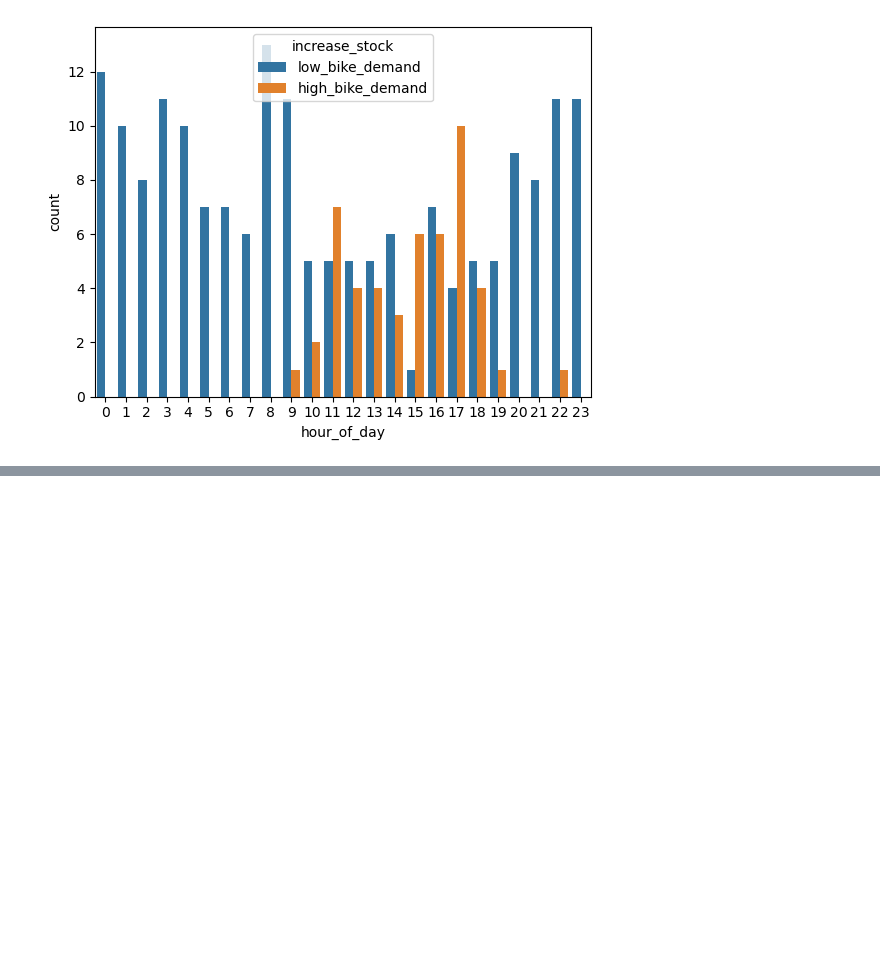
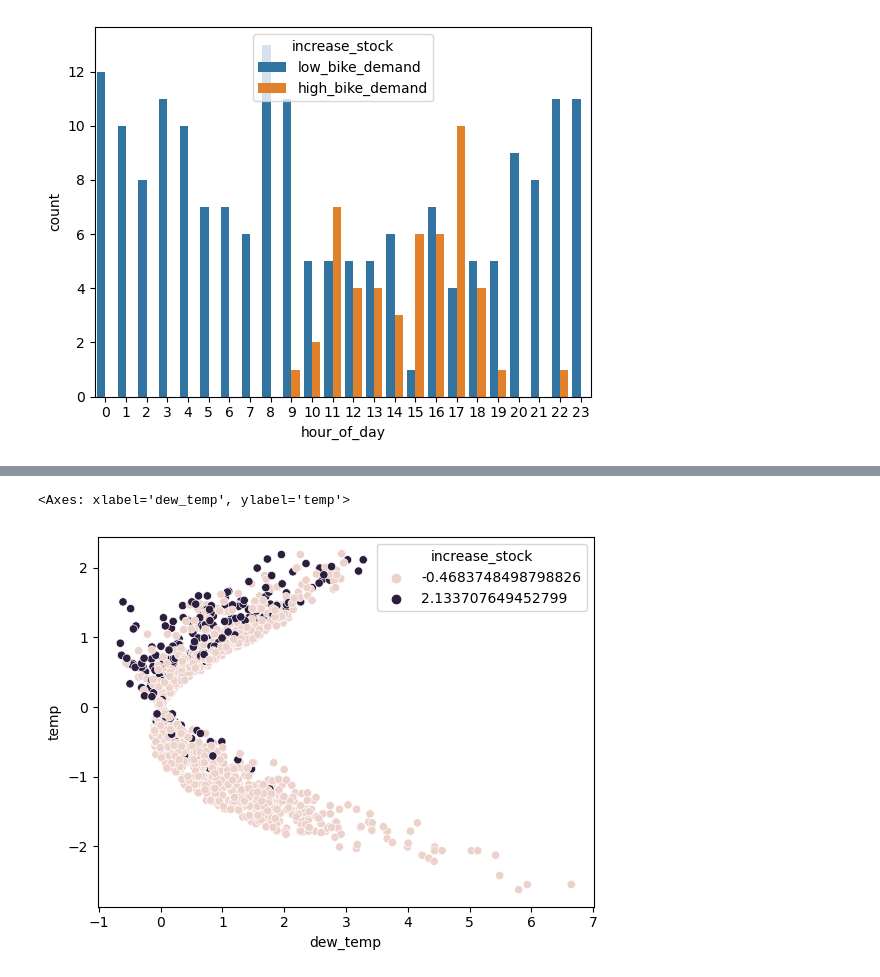
Before and after one commit to vaughankraska/BIKES_SML, a Jupyter notebook: notebooks/es_data_exporation.ipynb, the cells around one changed output, grey strips where cells are left out. Cells and saved outputs as stored; diff of their text form; code cells hidden in the pictures; blank space fills up the shorter version.

```diff
--- a/notebooks/es_data_exporation.ipynb
+++ b/notebooks/es_data_exporation.ipynb
@@ -181,3 +197,7 @@ sns.barplot(data = df_hourday[df_hourday["day_of_week"] ==6], x="hour_of_day",y=
 # %% [output]
 <Axes: xlabel='hour_of_day', ylabel='count'>
 [figure]
+# %%
+# Load new data set with new features
+data_copy = pd.read_csv('../data/data_copy.csv',index_col=[0])
+data_copy["increase_stock"].replace(('high_bike_demand', 'low_bike_demand'), (1, 0), inplace=True)
@@ -183,0 +212,3 @@ sns.barplot(data = df_hourday[df_hourday["day_of_week"] ==6], x="hour_of_day",y=
+# %%
+data_copy["increase_stock"].replace(('high_bike_demand', 'low_bike_demand'), (1, 0), inplace=True)
+data_copy.corr()
@@ -183,0 +300,13 @@ sns.barplot(data = df_hourday[df_hourday["day_of_week"] ==6], x="hour_of_day",y=
+# %%
+data_new = data_copy.copy()
+
+data_scaled = (data_new-data_new.mean())/data_new.std()
+
+data_scaled["dew2"] = data_scaled["dew"]**2
+data_scaled["temp2"] = data_scaled["temp"]**2
+data_scaled["dew_temp"] = data_scaled["dew"]*data_scaled["temp"]
+
+sns.scatterplot(data=data_scaled,x="dew_temp", y = "temp", hue = "increase_stock")
+# %% [output]
+<Axes: xlabel='dew_temp', ylabel='temp'>
+[figure, added]
```
Also changed, not shown: parts of 9 cells of this notebook.
